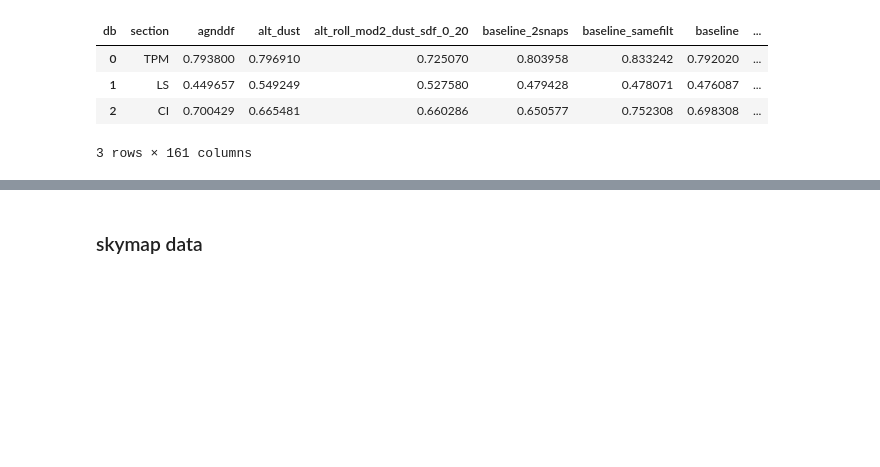
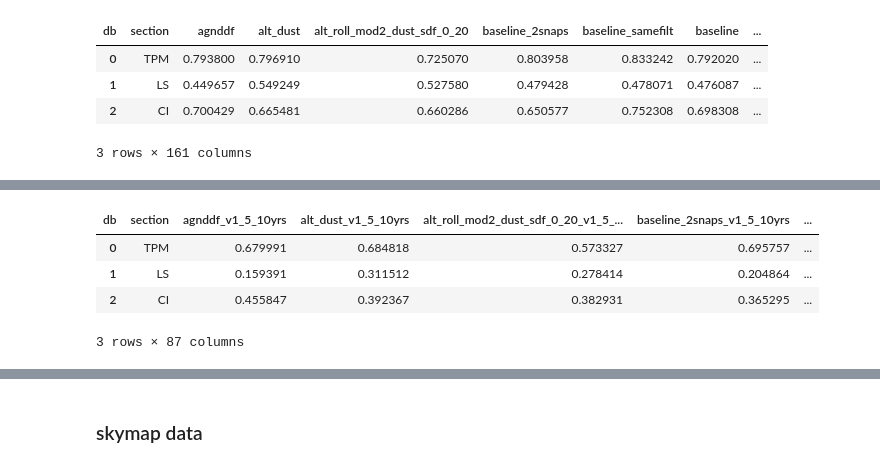
Before and after one commit to xiaolng/widgets, a Jupyter notebook: data_preparation.ipynb, the cells around one changed output, grey strips where cells are left out. Drawn from its saved outputs; the diff is of its cells as text; code cells hidden in the pictures; blank space fills up the shorter version.

```diff
--- a/data_preparation.ipynb
+++ b/data_preparation.ipynb
@@ -145,0 +156,15 @@ df_radar_t
+# %%
+def replace_dot(df):
+    """replace . in dbname by _ for d3js"""
+    #dbname = df['db'].replace("_v1.5_10yrs", "").replace("v1.5_10yrs", "").replace(".", "_")
+    dbname = df['db'].replace(".", "_")
+
+    return dbname
+# %%
+def get_df_radar_d3js(df_radar):
+    """get csv data for d3js radar plot"""
+    df_radar['db'] = df_radar.apply(replace_dot, axis=1)
+    df_radar_t = df_radar.set_index('db').T.reset_index().rename(columns={'index':'section'})
+    return df_radar_t
+# %%
+df_pm_v15['db'] = df_pm_v15.apply(replace_dot, axis=1)
@@ -145,0 +173,11 @@ df_radar_t
+# %%
+df_radar_t = get_df_radar_d3js(df_pm_v15)
+df_radar_t.to_csv("data/df_pm_v15_t.csv", index=False)
+# %%
+df_radar_t
+# %% [output]
+| db | section | agnddf_v1_5_10yrs | alt_dust_v1_5_10yrs | alt_roll_mod2_dust_sdf_0_20_v1_5_... | baseline_2snaps_v1_5_10yrs | ... |
+| 0 | TPM | 0.679991 | 0.684818 | 0.573327 | 0.695757 | ... |
+| 1 | LS | 0.159391 | 0.311512 | 0.278414 | 0.204864 | ... |
+| 2 | CI | 0.455847 | 0.392367 | 0.382931 | 0.365295 | ... |
+3 rows × 87 columns
```
Also changed, not shown: parts of 6 cells of this notebook, 3 other files.
